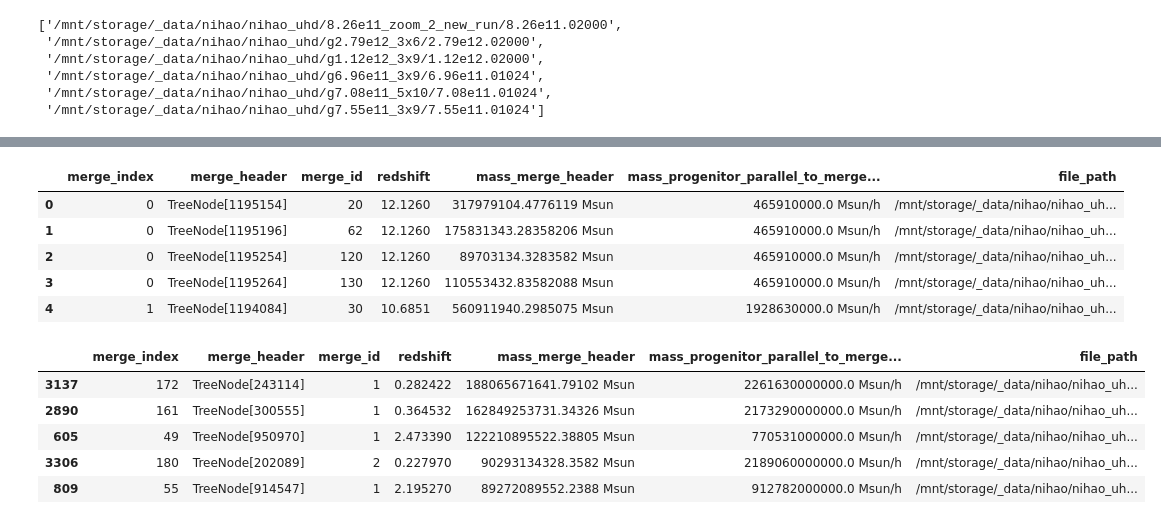
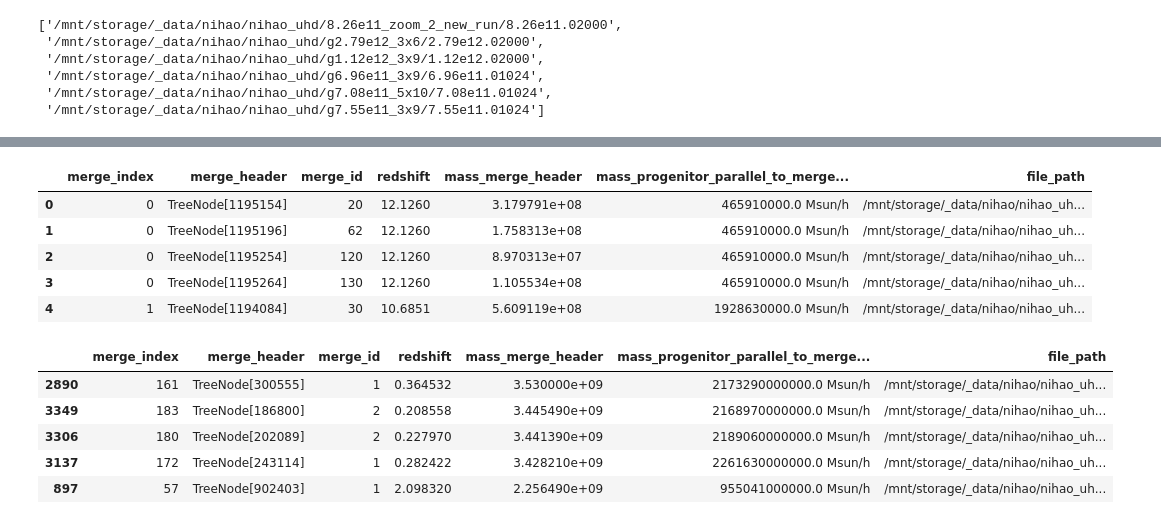
Before and after one commit to vepe99/CASBI, a Jupyter notebook: notebooks/nihao_uhd/ytree2halo.ipynb, the cells around one changed output, grey strips where cells are left out. Drawn from its saved outputs; the diff is of its cells as text; code cells hidden in the pictures.

```diff
--- a/notebooks/nihao_uhd/ytree2halo.ipynb
+++ b/notebooks/nihao_uhd/ytree2halo.ipynb
@@ -36,7 +37,7 @@ sim_path
 path_ytree_files_z0 = [s+'.parameter' for s in sim_path]
 path_ytree_files_z0
 
-i = 1
+i = 0
 path_to_tree = path_ytree_files_z0[i]
 single_tree = ytree.load(path_to_tree,  hubble_constant=0.67)
 # fn = single_tree.save_arbor()
@@ -63,22 +59,20 @@ def get_arbor_merge_history(isolated_TreeNode):
     #we want the leaves -> root order for all of our data
     progenitor_leaves_to_root = progenitor_root_to_leaves[::-1]
 
-
     merge_index = 0
     #now we prune the arbor and keep the branch that are not the progenitor of the arbor, we will need the index i
     for i in tqdm(range( len(progenitor_leaves_to_root)) ):
-
         #if the difference in the number of nodes bewteen two consecutive node in the progenitor_leaves_to_root is bigger than 1 it means that there is another branch:
         l_i = progenitor_leaves_to_root[i].tree_size
         l_i_old = progenitor_leaves_to_root[i-1].tree_size
         if l_i - l_i_old > 1:
-
             pruned_branches = [j for j in progenitor_leaves_to_root[i]['tree'] if j['uid'] not in progenitor_leaves_to_root[i-1]['tree', 'uid'] ]
             merge_header = [j for j in pruned_branches if j['redshift'] == progenitor_leaves_to_root[i-1]['redshift'] ]
             for m_h in merge_header:
-                df.loc[len(df)] = [merge_index, m_h, m_h['halo_id'], m_h['redshift'], m_h['mass'].to('Msun').value.item(), progenitor_leaves_to_root[i-1]['mass'], m_h.data_file ]
+                # if m_h not in list(isolated_TreeNode.get_leaf_nodes()) and len(list(m_h.ancestors)) != 0:
+                #     df.loc[len(df)] = [merge_index, m_h, m_h['ID'], m_h['redshift'], m_h['mass'].to('Msun').value.item(), progenitor_leaves_to_root[i-1]['mass'],  list(m_h.ancestors)[0].data_file ]
+                # else:
+                df.loc[len(df)] = [merge_index, m_h, m_h['ID'], m_h['redshift'], m_h['M_star'].item(), progenitor_leaves_to_root[i-1]['mass'],  m_h.data_file ]
+            merge_index += 1
 
-            merge_index += 1
-            # if merge_index == 1:
-            #     break
     return df
@@ -88,11 +121,11 @@ df = get_arbor_merge_history(single_tree[0])
 df.head()
 # %% [output]
 |  | merge_index | merge_header | merge_id | redshift | mass_merge_header | mass_progenitor_parallel_to_merge... | file_path |
-| 0 | 0 | TreeNode[1195154] | 20 | 12.1260 | 317979104.4776119 Msun | 465910000.0 Msun/h | /mnt/storage/_data/nihao/nihao_uh... |
-| 1 | 0 | TreeNode[1195196] | 62 | 12.1260 | 175831343.28358206 Msun | 465910000.0 Msun/h | /mnt/storage/_data/nihao/nihao_uh... |
-| 2 | 0 | TreeNode[1195254] | 120 | 12.1260 | 89703134.3283582 Msun | 465910000.0 Msun/h | /mnt/storage/_data/nihao/nihao_uh... |
-| 3 | 0 | TreeNode[1195264] | 130 | 12.1260 | 110553432.83582088 Msun | 465910000.0 Msun/h | /mnt/storage/_data/nihao/nihao_uh... |
-| 4 | 1 | TreeNode[1194084] | 30 | 10.6851 | 560911940.2985075 Msun | 1928630000.0 Msun/h | /mnt/storage/_data/nihao/nihao_uh... |
+| 0 | 0 | TreeNode[1195154] | 20 | 12.1260 | 3.179791e+08 | 465910000.0 Msun/h | /mnt/storage/_data/nihao/nihao_uh... |
+| 1 | 0 | TreeNode[1195196] | 62 | 12.1260 | 1.758313e+08 | 465910000.0 Msun/h | /mnt/storage/_data/nihao/nihao_uh... |
+| 2 | 0 | TreeNode[1195254] | 120 | 12.1260 | 8.970313e+07 | 465910000.0 Msun/h | /mnt/storage/_data/nihao/nihao_uh... |
+| 3 | 0 | TreeNode[1195264] | 130 | 12.1260 | 1.105534e+08 | 465910000.0 Msun/h | /mnt/storage/_data/nihao/nihao_uh... |
+| 4 | 1 | TreeNode[1194084] | 30 | 10.6851 | 5.609119e+08 | 1928630000.0 Msun/h | /mnt/storage/_data/nihao/nihao_uh... |
 # %%
 # Define the pattern (replace z0.000 as needed)
 # z_value = "z12.126"
@@ -103,15 +136,15 @@ df.head()
 
 # print(results)
 # %%
-df =  df.sort_values(by='mass_merge_header', ascending=False)
-df.head()
+da =  df.sort_values(by='mass_merge_header', ascending=False)
+da.head()
 # %% [output]
 |  | merge_index | merge_header | merge_id | redshift | mass_merge_header | mass_progenitor_parallel_to_merge... | file_path |
-| 3137 | 172 | TreeNode[243114] | 1 | 0.282422 | 188065671641.79102 Msun | 2261630000000.0 Msun/h | /mnt/storage/_data/nihao/nihao_uh... |
-| 2890 | 161 | TreeNode[300555] | 1 | 0.364532 | 162849253731.34326 Msun | 2173290000000.0 Msun/h | /mnt/storage/_data/nihao/nihao_uh... |
-| 605 | 49 | TreeNode[950970] | 1 | 2.473390 | 122210895522.38805 Msun | 770531000000.0 Msun/h | /mnt/storage/_data/nihao/nihao_uh... |
-| 3306 | 180 | TreeNode[202089] | 2 | 0.227970 | 90293134328.3582 Msun | 2189060000000.0 Msun/h | /mnt/storage/_data/nihao/nihao_uh... |
-| 809 | 55 | TreeNode[914547] | 1 | 2.195270 | 89272089552.2388 Msun | 912782000000.0 Msun/h | /mnt/storage/_data/nihao/nihao_uh... |
+| 2890 | 161 | TreeNode[300555] | 1 | 0.364532 | 3.530000e+09 | 2173290000000.0 Msun/h | /mnt/storage/_data/nihao/nihao_uh... |
+| 3349 | 183 | TreeNode[186800] | 2 | 0.208558 | 3.445490e+09 | 2168970000000.0 Msun/h | /mnt/storage/_data/nihao/nihao_uh... |
+| 3306 | 180 | TreeNode[202089] | 2 | 0.227970 | 3.441390e+09 | 2189060000000.0 Msun/h | /mnt/storage/_data/nihao/nihao_uh... |
+| 3137 | 172 | TreeNode[243114] | 1 | 0.282422 | 3.428210e+09 | 2261630000000.0 Msun/h | /mnt/storage/_data/nihao/nihao_uh... |
+| 897 | 57 | TreeNode[902403] | 1 | 2.098320 | 2.256490e+09 | 955041000000.0 Msun/h | /mnt/storage/_data/nihao/nihao_uh... |
 # %%
 def process_row(args, ):
     path, merge_id = args
```
Also changed, not shown: parts of 12 cells of this notebook, 1 other file.
